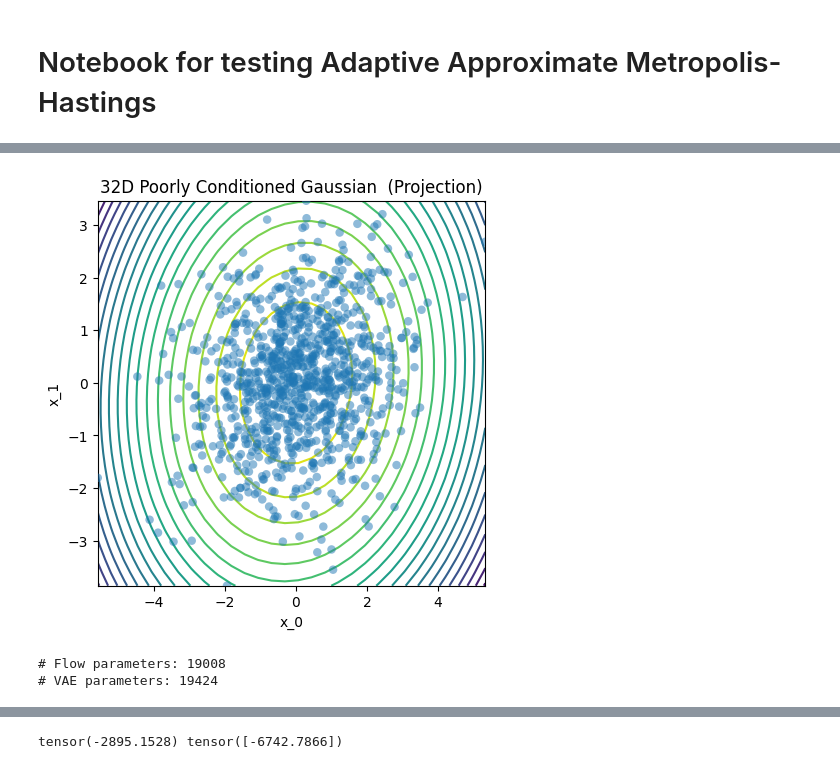
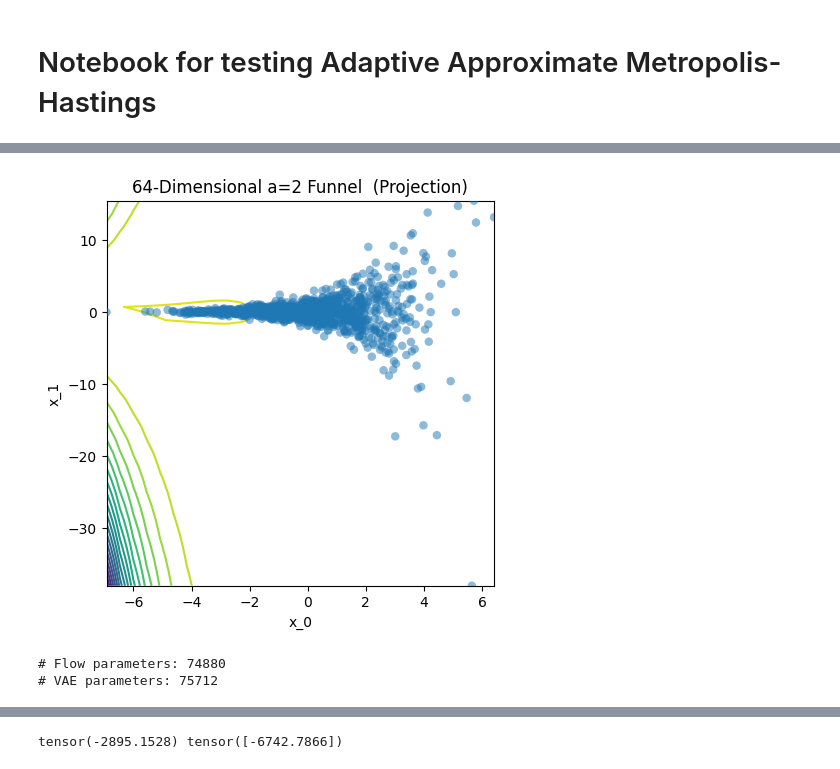
Before and after one commit to xapq/approximate-metropolis-hastings, a Jupyter notebook: notebooks/AdaptiveMH.ipynb, the cells around one changed output, grey strips where cells are left out. Saved outputs shown, nothing was run; the diff lists cells and outputs as text; code cells hidden in the pictures.

```diff
--- a/notebooks/AdaptiveMH.ipynb
+++ b/notebooks/AdaptiveMH.ipynb
@@ -35,21 +35,21 @@ mpl.axes.Axes.t_scatter = t_scatter
 # %%
 # target = create_serpentine(n_sections=3, section_height=1, section_width=1, device=device)
 # target = create_random_gaussian_mixture(dim=2, n_components=10, variance_lim=(0.0001, 0.001), seed=39)
 # target = IndependentMultivariateNormal(mean=torch.tensor([0., -5.]), std=torch.tensor(0.1))
-# target = Funnel(dim=128, a=2, device=device)
-target = PoorlyConditionedGaussian(dim=32, seed=42, device=device)
+target = Funnel(dim=64, a=2, device=device)
+# target = PoorlyConditionedGaussian(dim=32, seed=42, device=device)
 initial_sample = torch.distributions.Normal(loc=torch.tensor([1.0, 0.0]), scale=0.25).sample((200,))
 # initial_sample = target.sample((500,))
 visualize_distribution(target, sample_size=1_000, levels=20, plot_samples=True)
 # plt.gca().scatter(*pl(initial_sample), zorder=4, alpha=0.9)
 #plt.gca().set_xlim(-7, 7)
 #plt.gca().set_ylim(-7, 7)
 # %% [output]
-[figure, old version]
+[figure, new version]
 # %%
 vae = VAE(
     data_dim=target.dim,
-    hidden_dims=(48, 48, 48),
+    hidden_dims=(96, 96, 96),
     latent_dim=target.dim,
     device=device
 )
@@ -60,9 +60,9 @@ vae_trainer = AdaptiveVAETrainer(
     model=vae,
     model_log_likelihood=vae_log_ml_estimator,
     optimizer='adam',
-    lr=6e-2,
-    kl_annealing_epochs=50,
-    no_kl_penalty_epochs=20,
+    lr=3e-3,
+    kl_annealing_epochs=15,
+    no_kl_penalty_epochs=0,
     warmup_epochs=5,
     scheduler="steplr",
     scheduler_step_size=150,
@@ -75,18 +75,19 @@ flow_trainer = AdaptiveFlowTrainer(
     forward_kl_factor=1,
     backward_kl_factor=1,
     optimizer='adam',
-    lr=6e-2,
-    warmup_epochs=5,
-    scheduler="steplr",
-    scheduler_step_size=150,
-    scheduler_gamma=0.1
+    lr=2e-3,
+    warmup_epochs=60,
+    grad_clip=0.5,
+#    scheduler="steplr",
+#    scheduler_step_size=150,
+#    scheduler_gamma=0.1
 )
 
 print('# Flow parameters:', count_parameters(flow))
 print('# VAE parameters:', count_parameters(vae))
 # %% [output]
-# Flow parameters: 19008
-# VAE parameters: 19424
+# Flow parameters: 74880
+# VAE parameters: 75712
 # %%
 n_train_samples = 4096
 batch_size = 2056
```
Also changed, not shown: parts of 7 cells of this notebook, 2 other files.
